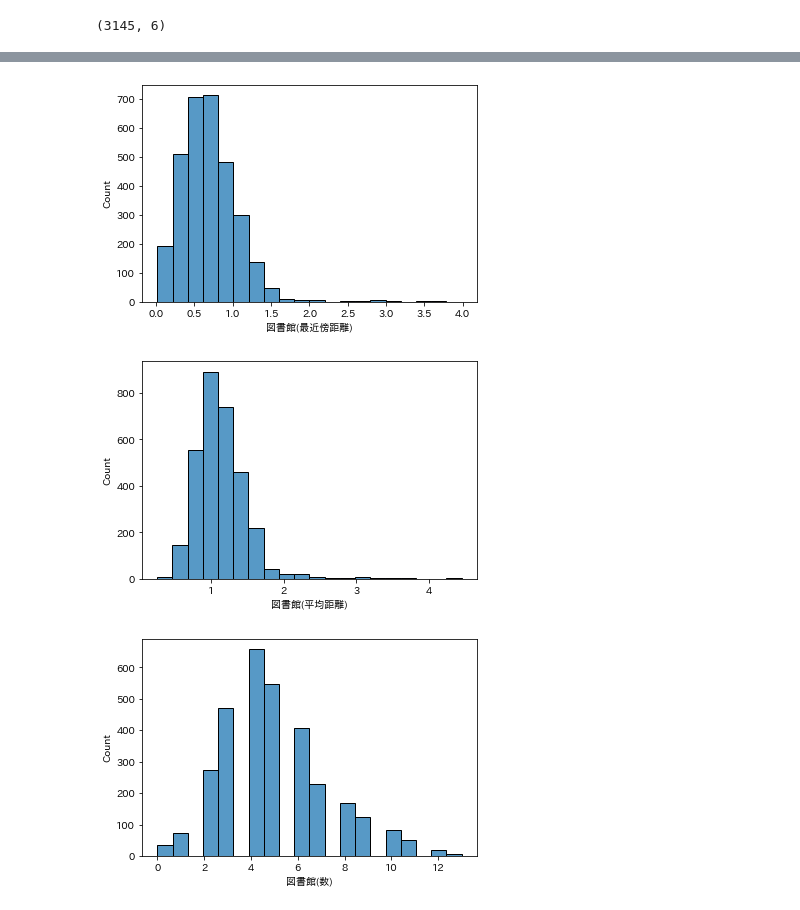
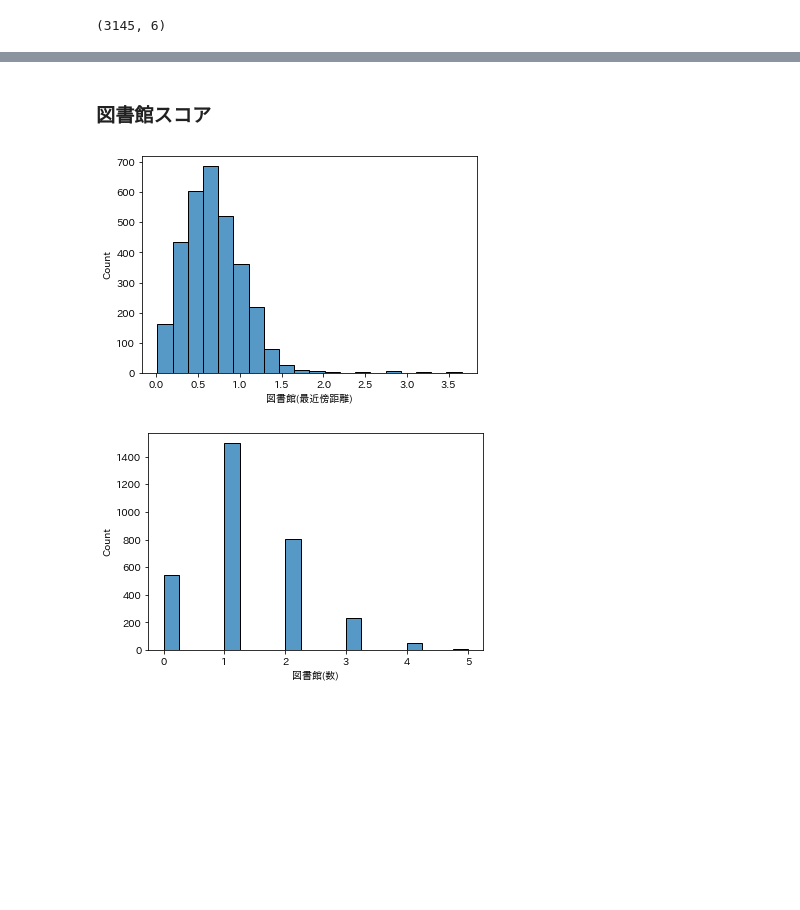
Before and after one commit to z-guard/analysis, a Jupyter notebook: notebooks/library.ipynb, the cells around one changed output, grey strips where cells are left out. Drawn from its saved outputs; the diff is of its cells as text; code cells hidden in the pictures; blank space fills up the shorter version.

Commit message:
Add: book store

```diff
--- a/notebooks/library.ipynb
+++ b/notebooks/library.ipynb
@@ -116,0 +133,6 @@ df_library_master.to_csv(os.path.join(DIR_NAME, output_master_file), index=False
+# %%
+df_library_book = pd.concat([
+    df_library_master,
+    df_book_store
+]).reset_index(drop=True)
+print(df_library_book.shape)
@@ -117,5 +143,5 @@ df_library_master.to_csv(os.path.join(DIR_NAME, output_master_file), index=False
 # %%
-df_pop_master = pd.read_csv(os.path.join(DIR_NAME, 'population_master.csv'))[['地域ID', '市区町村名', '町名', '町丁目', '緯度', '経度']]
-print(df_pop_master.shape)
+df_geo_master = pd.read_csv(os.path.join(DIR_NAME, 'geocoding.csv'))[['town_id', '市区町村名', '町名', '町丁目', '緯度', '経度']]
+print(df_geo_master.shape)
 # %% [output]
 (3145, 6)
@@ -132,0 +148,10 @@ Wall time: 1min 16s
+# %%
+%%time
+# 一番近い図書館の距離
+df_geo_master['図書館(最近傍距離)'] = get_value_of_nearest_facility(df_geo_master, df_library_book, '図書館', 'min')
+# 1km以内の図書館の数
+df_geo_master['図書館(数)'] = get_value_of_nearest_facility(df_geo_master, df_library_book, '図書館', 'count', 1)
+# 一番近い書店の距離
+df_geo_master['書店(最近傍距離)'] = get_value_of_nearest_facility(df_geo_master, df_library_book, '本DVD', 'min')
+# 1km以内の書店の数
+df_geo_master['書店(数)'] = get_value_of_nearest_facility(df_geo_master, df_library_book, '本DVD', 'count', 1)
@@ -143,0 +190,2 @@ df_pop_master.head()
+# %% [markdown]
+### 図書館スコア
@@ -144,16 +195,15 @@ df_pop_master.head()
 # %%
 score_name = '図書館スコア'
+all_score_list.append(score_name)
 feature_list = {
     '図書館(最近傍距離)':   {'sort': -1, 'weight': 1},
-    '図書館(平均距離)':     {'sort': -1, 'weight': 0.7},
     '図書館(数)':           {'sort': 1, 'weight': 0.5},
 }
-all_feature_list = list(feature_list.keys())
+all_feature_list += list(feature_list.keys())
 # %%
 for feature_name in feature_list.keys():
-    sns.histplot(df_pop_master[feature_name], bins=20)
+    sns.histplot(df_geo_master[feature_name], bins=20)
     plt.show()
 # %% [output]
-[figure, old version]
+[figure, new version]
-[figure, old version]
+[figure, new version]
-[figure, removed]
```
Also changed, not shown: parts of 38 cells of this notebook.
